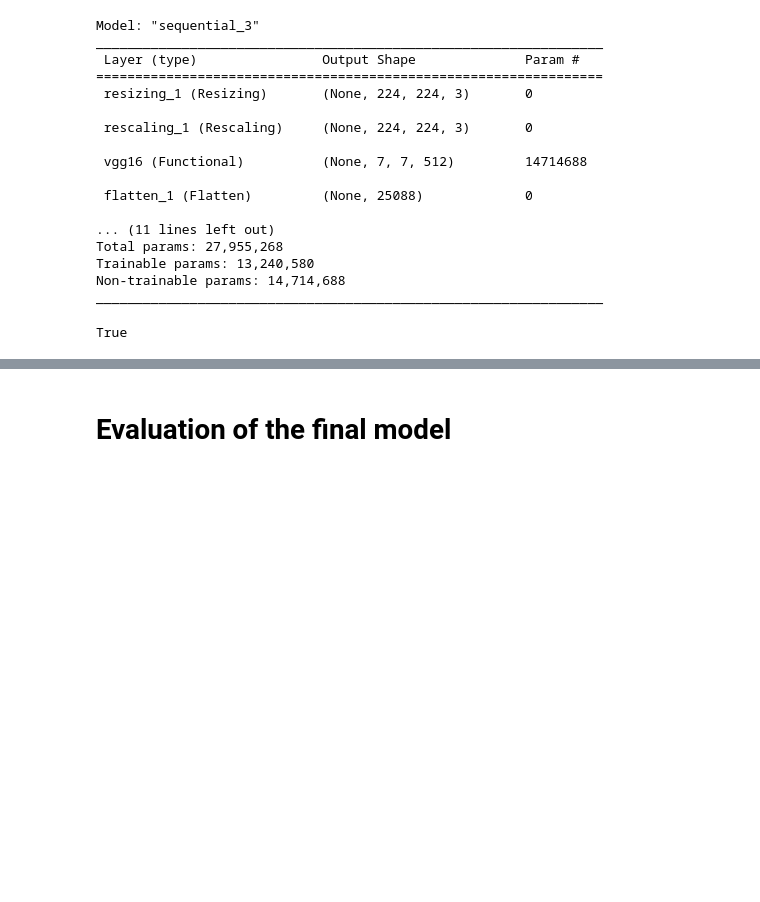
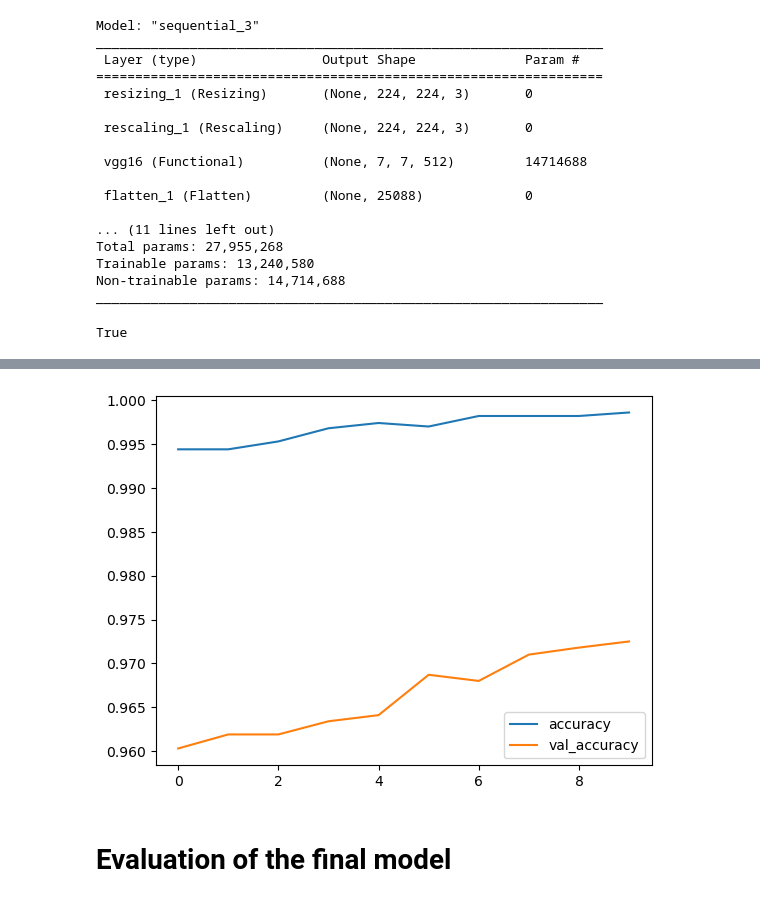
Before and after one commit to lince098/cerebral_cancer_recognition, a Jupyter notebook: cancer-cerebral-mbd.ipynb, the cells around one changed output, grey strips where cells are left out. Saved outputs shown, nothing was run; the diff lists cells and outputs as text; code cells hidden in the pictures; blank space fills up the shorter version.

```diff
--- a/cancer-cerebral-mbd.ipynb
+++ b/cancer-cerebral-mbd.ipynb
@@ -244,3 +344,10 @@ Epoch 10/10
+# %%
+plt.plot(accuracies_tuned)
+plt.plot(val_accuracies_tuned)
+plt.legend(['accuracy','val_accuracy'])
+plt.show()
+# %% [output]
+[figure, added]
 # %% [markdown]
 # Evaluation of the final model
 # %%
```
Also changed, not shown: parts of 18 cells of this notebook.
